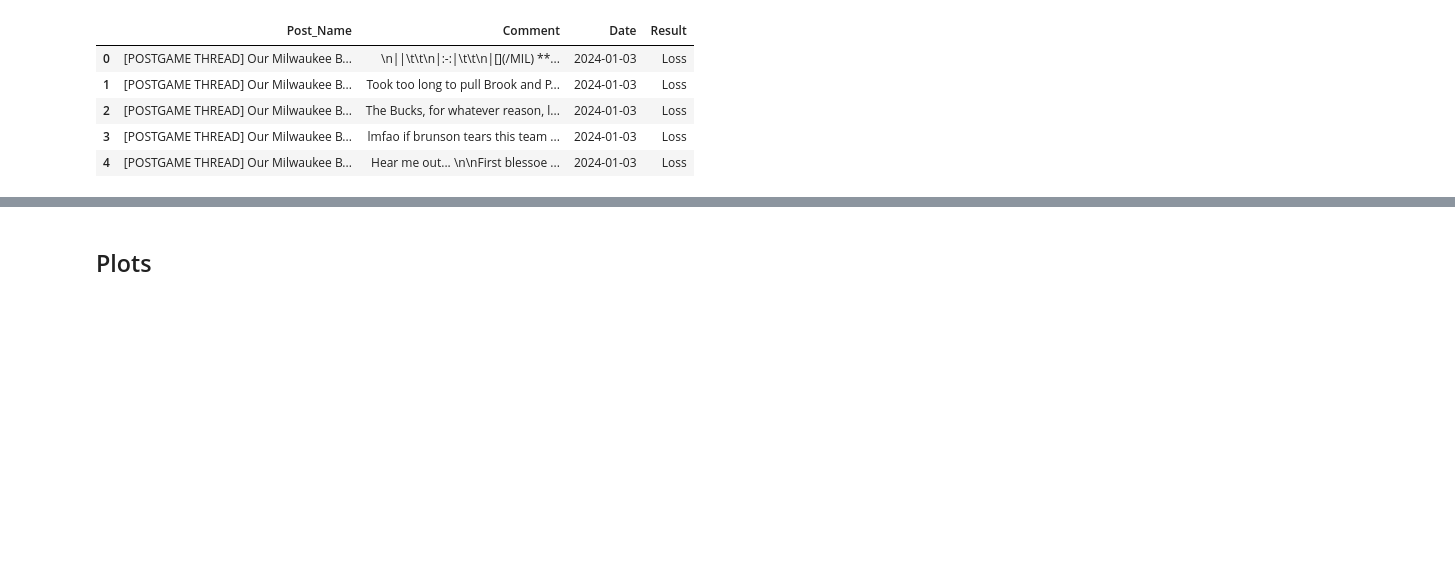
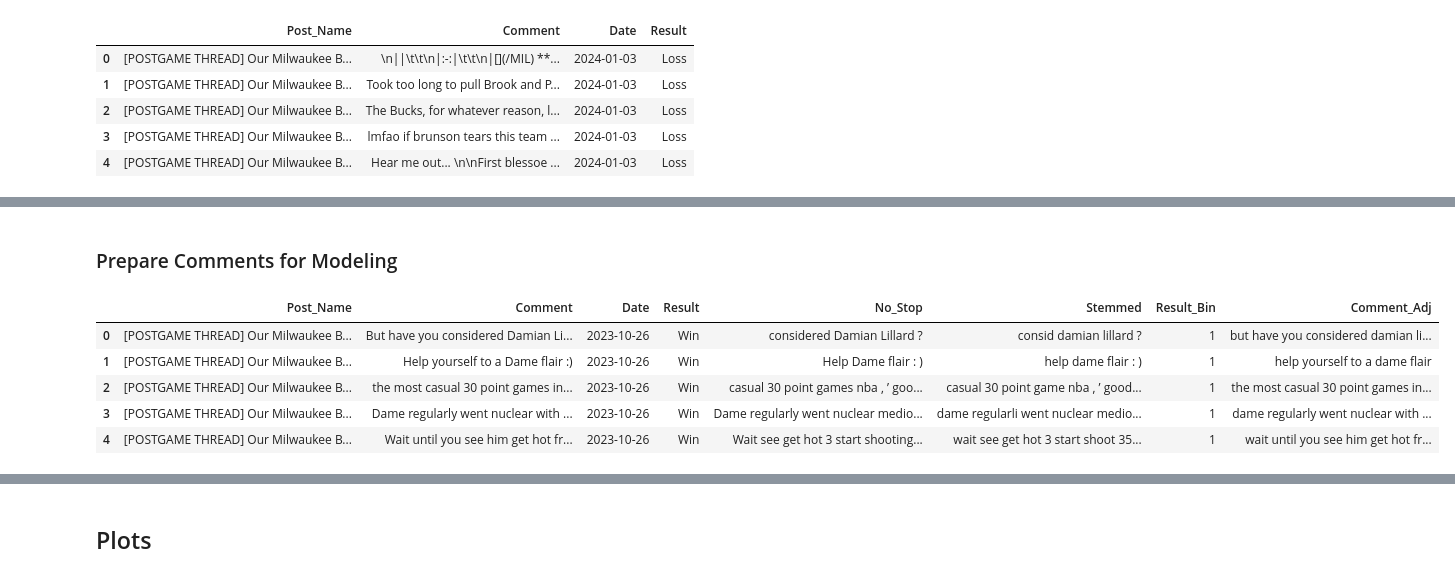
Before and after one commit to tulane-cmps6730/project-reddit, a Jupyter notebook: notebooks/NLP Project.ipynb, the cells around one changed output, grey strips where cells are left out. Saved outputs shown, nothing was run; the diff lists cells and outputs as text; code cells hidden in the pictures; blank space fills up the shorter version.

```diff
--- a/notebooks/NLP Project.ipynb
+++ b/notebooks/NLP Project.ipynb
@@ -119,7 +96,3 @@ df.head()
 | 2 | [POSTGAME THREAD] Our Milwaukee B... | The Bucks, for whatever reason, l... | 1/3/2024 |
 | 3 | [POSTGAME THREAD] Our Milwaukee B... | lmfao if brunson tears this team ... | 1/3/2024 |
 | 4 | [POSTGAME THREAD] Our Milwaukee B... | Hear me out... \n\nFirst blessoe ... | 1/3/2024 |
-# %%
-string = "\n||\t\t\n|:-:|"
-string_rows = df["Comment"].str.contains(r'\n||\t\t\n|:-:|', regex = True)
-string_rows
@@ -238,0 +197,26 @@ df.head()
+# %% [markdown]
+### Prepare Comments for Modeling
+# %%
+# Tokenize, then rejoin
+def tokenize(document):
+    # YOUR CODE HERE
+    document = document.split()
+
+    for item in document:
+        document = [re.sub(r'^\W+|\W+$', "", item) for item in document]
+
+    document = [item.lower() for item in document]
+
+    document = " ".join(document)
+
+    return document
+
+df["Comment_Adj"] = df["Comment"].apply(tokenize)
+df.head()
+# %% [output]
+|  | Post_Name | Comment | Date | Result | No_Stop | Stemmed | Result_Bin | Comment_Adj |
+| 0 | [POSTGAME THREAD] Our Milwaukee B... | But have you considered Damian Li... | 2023-10-26 | Win | considered Damian Lillard ? | consid damian lillard ? | 1 | but have you considered damian li... |
+| 1 | [POSTGAME THREAD] Our Milwaukee B... | Help yourself to a Dame flair :) | 2023-10-26 | Win | Help Dame flair : ) | help dame flair : ) | 1 | help yourself to a dame flair |
+| 2 | [POSTGAME THREAD] Our Milwaukee B... | the most casual 30 point games in... | 2023-10-26 | Win | casual 30 point games nba , ’ goo... | casual 30 point game nba , ’ good... | 1 | the most casual 30 point games in... |
+| 3 | [POSTGAME THREAD] Our Milwaukee B... | Dame regularly went nuclear with ... | 2023-10-26 | Win | Dame regularly went nuclear medio... | dame regularli went nuclear medio... | 1 | dame regularly went nuclear with ... |
+| 4 | [POSTGAME THREAD] Our Milwaukee B... | Wait until you see him get hot fr... | 2023-10-26 | Win | Wait see get hot 3 start shooting... | wait see get hot 3 start shoot 35... | 1 | wait until you see him get hot fr... |
```
Also changed, not shown: parts of 34 cells of this notebook, 1 other file.
